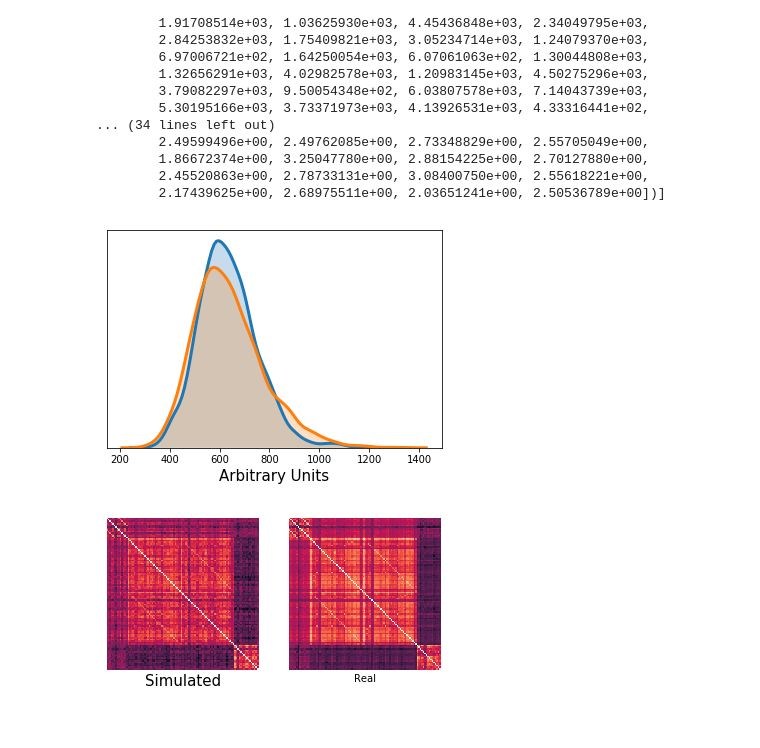
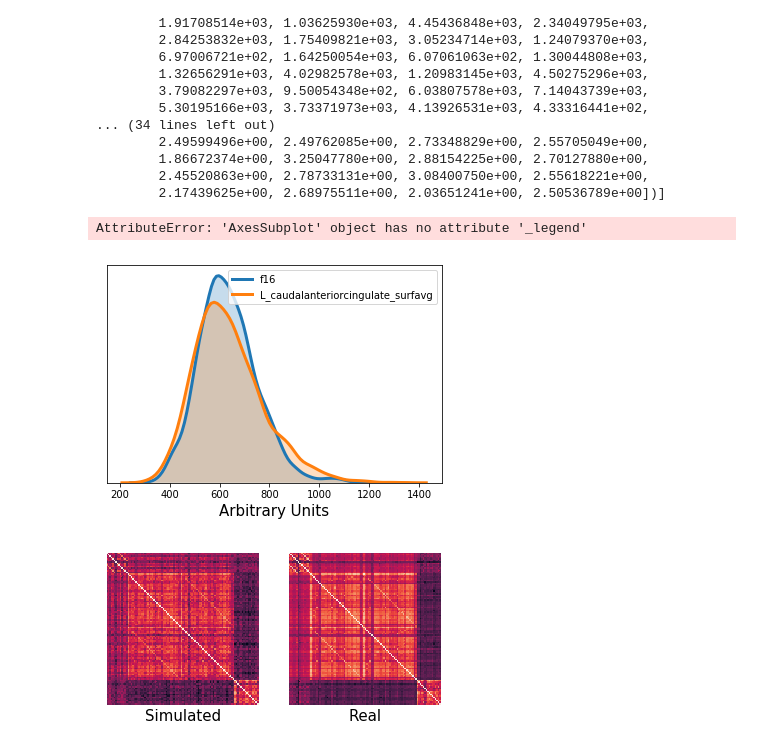
Before and after one commit to rajatthomas/data_preparation, a Jupyter notebook: simulated_data.ipynb, the cells around one changed output. Saved outputs shown, nothing was run; the diff lists cells and outputs as text; code cells hidden in the pictures.

```diff
--- a/simulated_data.ipynb
+++ b/simulated_data.ipynb
@@ -198,29 +198,33 @@ sim_data_all.shape
 # %%
 import seaborn as sns
 i=16
-g1 = sns.kdeplot(sim_data_all[f'f{i}'], legend=False, linewidth=3, shade=True)
-_ = sns.kdeplot(df_numeric[~df_numeric[df_numeric.columns[i]].isna()][df_numeric.columns[i]], legend=False, linewidth=3,
+g1 = sns.kdeplot(sim_data_all[f'f{i}'], legend=True, linewidth=3, shade=True)
+_ = sns.kdeplot(df_numeric[~df_numeric[df_numeric.columns[i]].isna()][df_numeric.columns[i]], legend=True, linewidth=3,
                 shade=True)
 #sim_data_all.columns
 g1.set(yticks=[])
 g1.set_xlabel('Arbitrary Units', fontsize=15)
 
+labels = ['Simulated', 'Real']
+for t, l in zip(g1._legend.texts, new_labels): t.set_text(l)
+g1.legend
 plt.savefig('compare_sim_kde.png')
 
 #g2.set(yticks=[])
 # %% [output]
+AttributeError: 'AxesSubplot' object has no attribute '_legend'
-[figure, old version]
+[figure, new version]
 # %%
 plt.subplot(1,2,1)
 sns.heatmap(sim_data_all[sim_data_all.columns[3:]].corr(), xticklabels=[], yticklabels=[], cbar=False, square=True)
 plt.xlabel('Simulated', fontsize=15)
 plt.subplot(1,2,2)
 sns.heatmap(df_numeric.corr(), xticklabels=[], yticklabels=[], cbar=False, square=True)
-plt.xlabel('Real')
-plt.savefig('compare_sim_corr.png', fontsize=15)
+plt.xlabel('Real', fontsize=15)
+plt.savefig('compare_sim_corr2.png')
 #df_numeric.corr()
 # %% [output]
-[figure, old version]
+[figure, new version]
 # %%
 # Write it to file
 sim_data_all.to_csv('simulated_data.csv')
```
